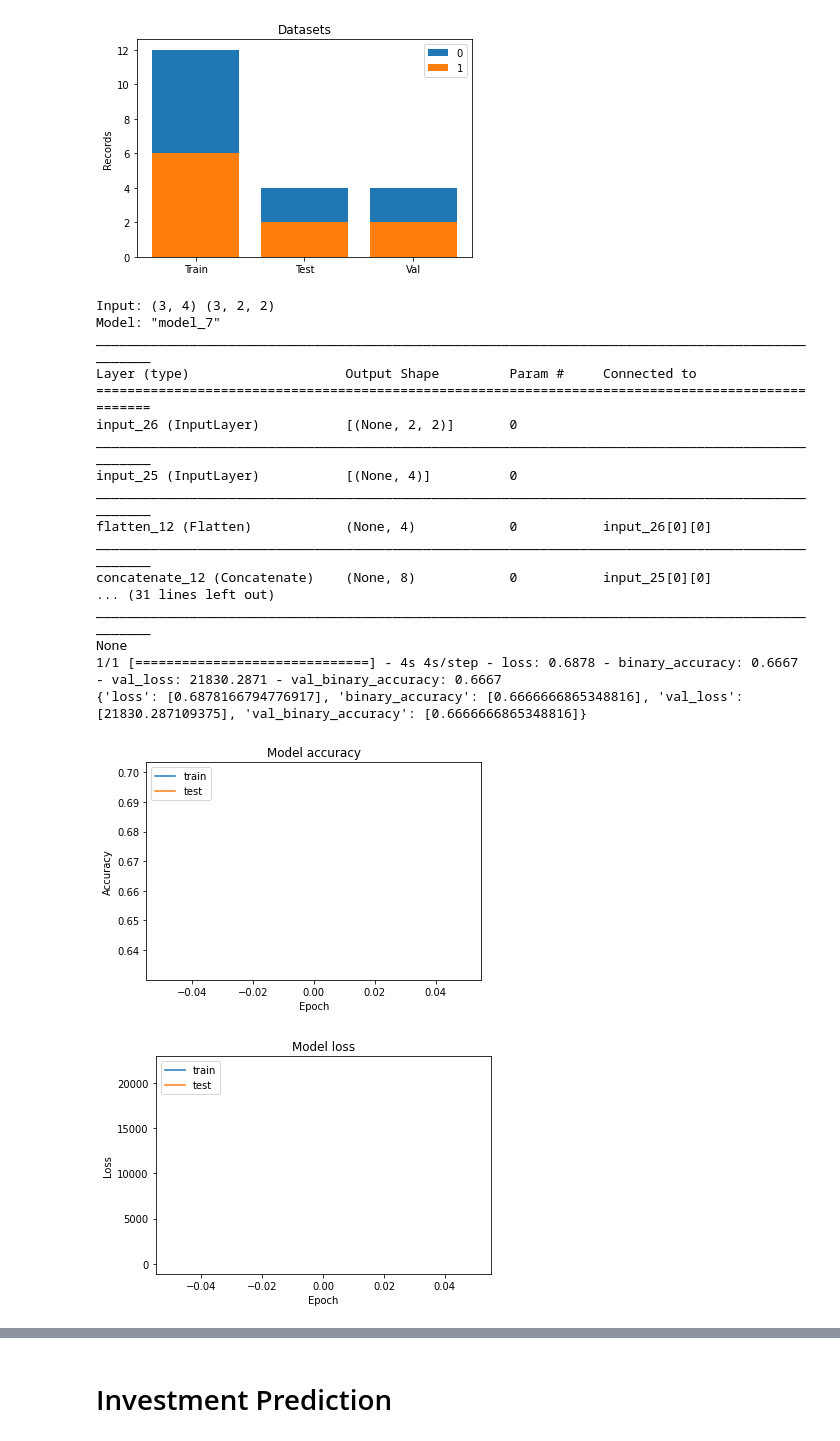
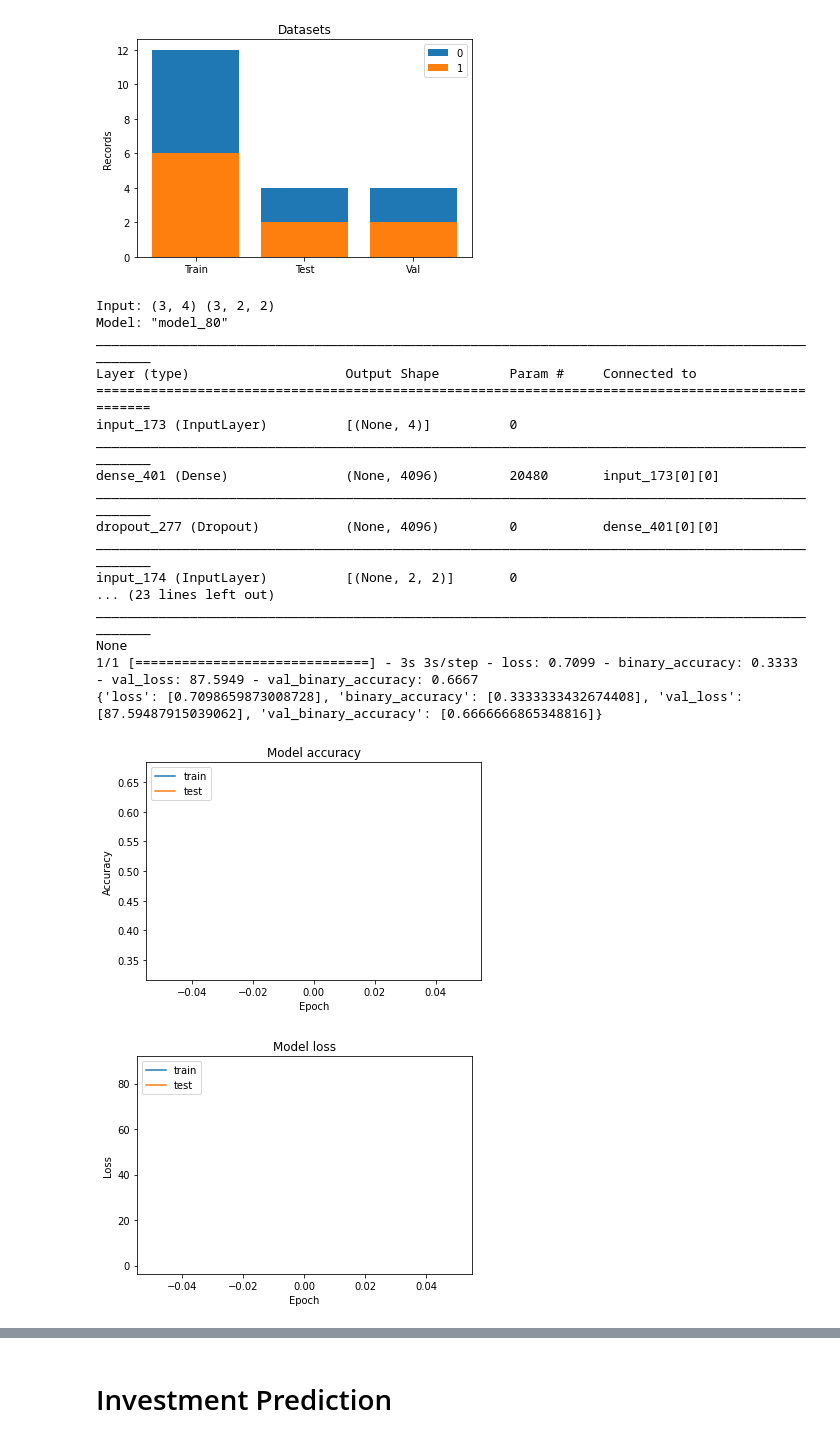
Before and after one commit to MartinCastroAlvarez/python-deep-learning-algorithms, a Jupyter notebook: linkprediction.ipynb, the cells around one changed output, grey strips where cells are left out. Cells and saved outputs as stored; diff of their text form; code cells hidden in the pictures.

```diff
--- a/linkprediction.ipynb
+++ b/linkprediction.ipynb
@@ -808,6 +887,11 @@ def train_link_prediction(
     batch_size: int = 30,
     epochs: int = 1,
     dropout: float = 0.01,
+    patience: int = 3,
+    momentum: float = 0.0,
+    positive_bias: float = 1.0,
+    negative_bias: float = 1.0,
+    rho: float = 0.1,
 ) -> typing.Tuple[keras.models.Model, float, float]:
     """
     Trains a classifier to predict links.
@@ -816,12 +900,7 @@ def train_link_prediction(
 
     numerical_input_layer: keras.layers.Input = keras.layers.Input(shape=(xn_train.shape[1], ))
 
-    categorical_input_layer: keras.layers.Input = keras.layers.Input(shape=(xc_train.shape[1], xc_train.shape[2]))
-    flatten: keras.layers.Flatten = keras.layers.Flatten()(categorical_input_layer)
-
-    merge_layer: keras.layers.Concatenate = keras.layers.Concatenate()([numerical_input_layer, flatten])
-
-    dense1: keras.layers.Dense = keras.layers.Dense(4096, activation='relu')(merge_layer)
+    dense1: keras.layers.Dense = keras.layers.Dense(4096, activation='relu')(numerical_input_layer)
     dropout1: keras.layers.Dropout = keras.layers.Dropout(dropout)(dense1)
 
     dense2: keras.layers.Dense = keras.layers.Dense(2048, activation='relu')(dropout1)
@@ -830,21 +909,23 @@ def train_link_prediction(
     dense3: keras.layers.Dense = keras.layers.Dense(1024, activation='relu')(dropout2)
     dropout3: keras.layers.Dropout = keras.layers.Dropout(dropout)(dense3)
 
-    dense4: keras.layers.Dense = keras.layers.Dense(514, activation='relu')(dropout3)
+    categorical_input_layer: keras.layers.Input = keras.layers.Input(shape=(xc_train.shape[1], xc_train.shape[2]))
+    flatten: keras.layers.Flatten = keras.layers.Flatten()(categorical_input_layer)
+    categorical_dense: keras.layers.Dense = keras.layers.Dense(12, activation='relu')(flatten)
+    categorical_dropout: keras.layers.Dropout = keras.layers.Dropout(dropout)(categorical_dense)
+
+    merge_layer: keras.layers.Concatenate = keras.layers.Concatenate()([dense3, categorical_dropout])
+
+    dense4: keras.layers.Dense = keras.layers.Dense(514, activation='relu')(merge_layer)
     dropout4: keras.layers.Dropout = keras.layers.Dropout(dropout)(dense4)
 
-    dense5: keras.layers.Dense = keras.layers.Dense(256, activation='relu')(dropout4)
-    dropout5: keras.layers.Dropout = keras.layers.Dropout(dropout)(dense5)
-
-    dense6: keras.layers.Dense = keras.layers.Dense(128, activation='relu')(dropout5)
-    dropout6: keras.layers.Dropout = keras.layers.Dropout(dropout)(dense6)
-
-    out: keras.layers.Dense = keras.layers.Dense(1, activation='sigmoid')(dropout6)
+    out: keras.layers.Dense = keras.layers.Dense(1, activation='sigmoid')(dense4)
 
     model: keras.Model = keras.Model(inputs=[numerical_input_layer, categorical_input_layer], outputs=out)
 
     model.compile(
-        optimizer=keras.optimizers.RMSprop(learning_rate=learning_rate),
+        # optimizer=keras.optimizers.SGD(learning_rate=learning_rate, momentum=momentum, nesterov=True),
+        optimizer=keras.optimizers.RMSprop(learning_rate=learning_rate, momentum=momentum, rho=rho),
         loss=keras.losses.BinaryCrossentropy(),
         metrics=[
             keras.metrics.BinaryAccuracy()
@@ -858,9 +939,10 @@ def train_link_prediction(
         y_train,
         batch_size=batch_size,
         epochs=epochs,
+        class_weight={0: positive_bias, 1: negative_bias},
         validation_data=([xn_test, xc_test], y_test),
         callbacks=[
-            keras.callbacks.EarlyStopping(monitor='val_loss', patience=3),
+            keras.callbacks.EarlyStopping(monitor='val_loss', patience=patience),
         ]
     )
 
@@ -893,40 +975,41 @@ def train_link_prediction(
 xc: np.array = np.array([[[0, 1], [0, 1]], [[0, 1], [0, 1]], [[0, 1], [0, 1]]])
 xn: np.array = np.array([[0, 1, 2, 3], [0, 1, 2, 3], [0, 1, 2, 3]])
 y: np.array = np.array([0, 1, 1])
 sample_model, sample_loss, sample_accuracy = train_link_prediction(
     xn_train=xn,
     xc_train=xc,
     y_train=y,
     xn_test=xn,
     xc_test=xc,
     y_test=y,
     xn_val=xn,
     xc_val=xc,
     y_val=y,
     epochs=1,
     learning_rate=0.01,
     batch_size=50,
+    patience=0,
 )
 assert isinstance(sample_model, keras.models.Model)
 assert isinstance(sample_loss, float)
 assert isinstance(sample_accuracy, float)
 # %% [output]
 Input: (3, 4) (3, 2, 2)
-Model: "model_7"
+Model: "model_80"
 __________________________________________________________________________________________________
 Layer (type)                    Output Shape         Param #     Connected to
 ==================================================================================================
-input_26 (InputLayer)           [(None, 2, 2)]       0
+input_173 (InputLayer)          [(None, 4)]          0
 __________________________________________________________________________________________________
-input_25 (InputLayer)           [(None, 4)]          0
+dense_401 (Dense)               (None, 4096)         20480       input_173[0][0]
 __________________________________________________________________________________________________
-flatten_12 (Flatten)            (None, 4)            0           input_26[0][0]
+dropout_277 (Dropout)           (None, 4096)         0           dense_401[0][0]
 __________________________________________________________________________________________________
-concatenate_12 (Concatenate)    (None, 8)            0           input_25[0][0]
-... (31 lines left out)
+input_174 (InputLayer)          [(None, 2, 2)]       0
+... (23 lines left out)
 __________________________________________________________________________________________________
 None
-1/1 [==============================] - 4s 4s/step - loss: 0.6878 - binary_accuracy: 0.6667 - val_loss: 21830.2871 - val_binary_accuracy: 0.6667
-{'loss': [0.6878166794776917], 'binary_accuracy': [0.6666666865348816], 'val_loss': [21830.287109375], 'val_binary_accuracy': [0.6666666865348816]}
+1/1 [==============================] - 3s 3s/step - loss: 0.7099 - binary_accuracy: 0.3333 - val_loss: 87.5949 - val_binary_accuracy: 0.6667
+{'loss': [0.7098659873008728], 'binary_accuracy': [0.3333333432674408], 'val_loss': [87.59487915039062], 'val_binary_accuracy': [0.6666666865348816]}
-[figure, old version]
+[figure, new version]
-[figure, old version]
+[figure, new version]
```
Also changed, not shown: parts of 37 cells of this notebook.
